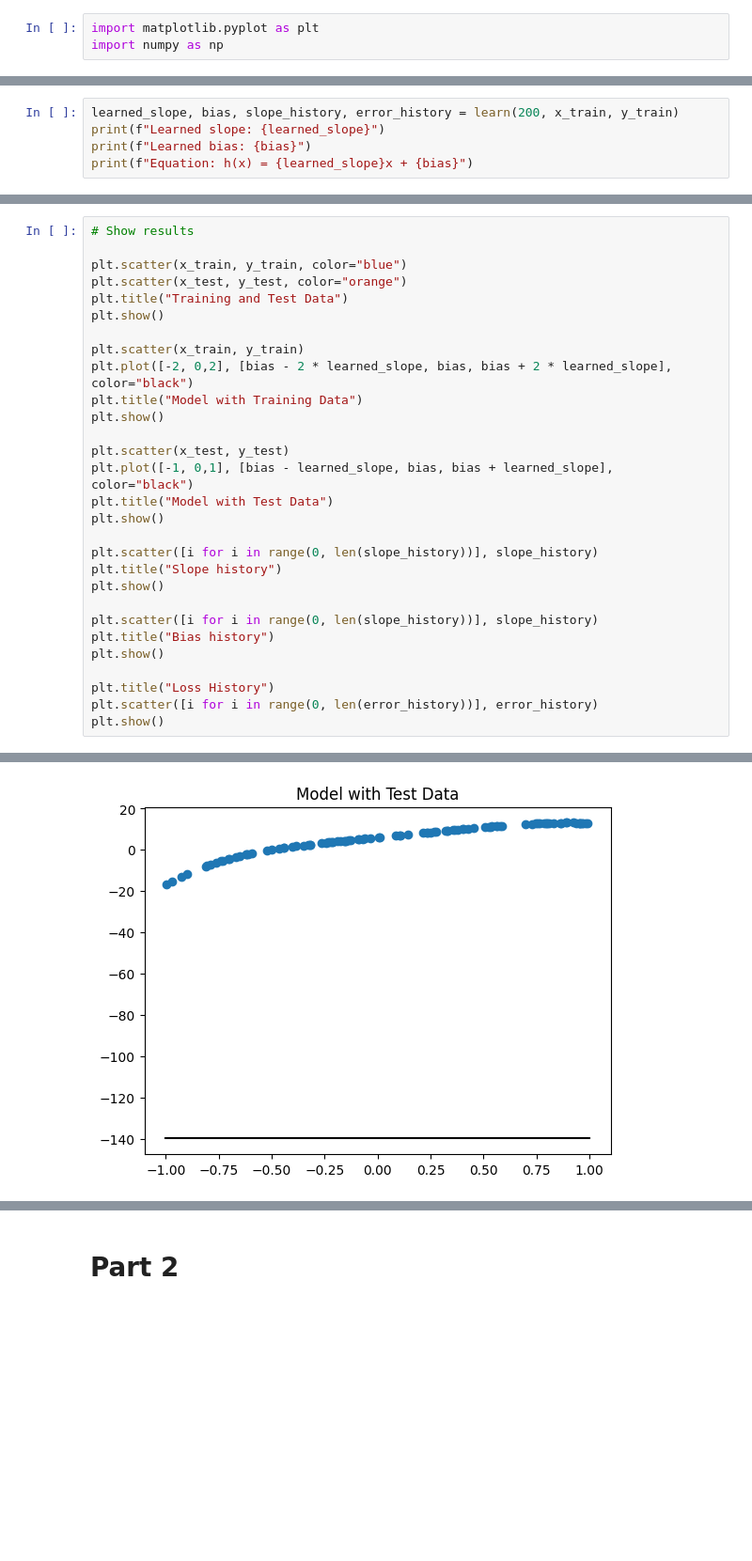
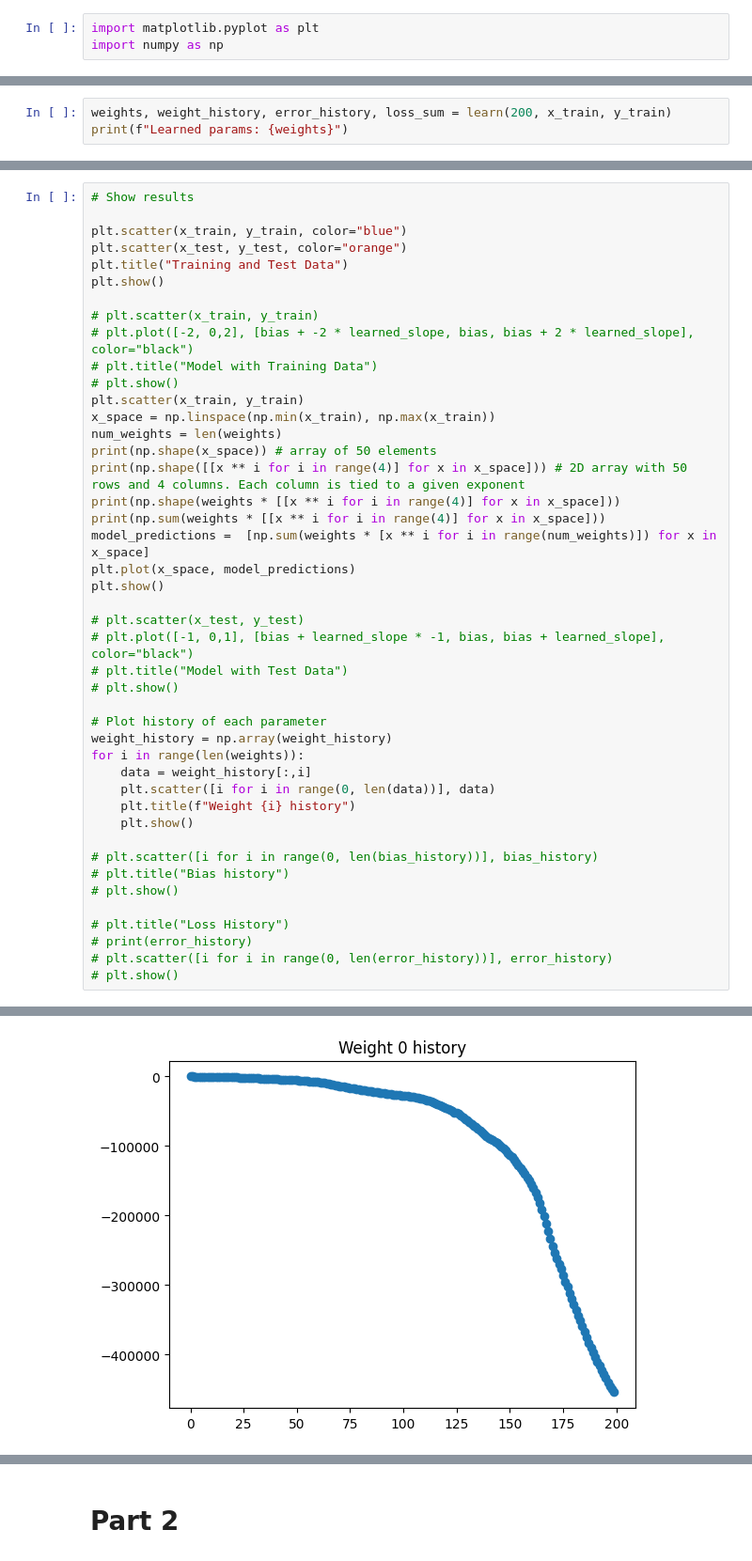
Before and after one commit to ghawkes333/LinearRegression, a Jupyter notebook: linear_regression.ipynb, the cells around one changed output, grey strips where cells are left out. Shown at 94% size. Cells and saved outputs as stored; diff of their text form; blank space fills up the shorter version.

```diff
--- a/linear_regression.ipynb
+++ b/linear_regression.ipynb
@@ -75,6 +104,4 @@ y_test = np.load("y_test.npy")
 # %%
-learned_slope, bias, slope_history, error_history = learn(200, x_train, y_train)
-print(f"Learned slope: {learned_slope}")
-print(f"Learned bias: {bias}")
-print(f"Equation: h(x) = {learned_slope}x + {bias}")
+weights, weight_history, error_history, loss_sum = learn(200, x_train, y_train)
+print(f"Learned params: {weights}")
 # %% [output]
@@ -89,26 +130,41 @@ plt.scatter(x_test, y_test, color="orange")
 plt.title("Training and Test Data")
 plt.show()
 
+# plt.scatter(x_train, y_train)
+# plt.plot([-2, 0,2], [bias + -2 * learned_slope, bias, bias + 2 * learned_slope], color="black")
+# plt.title("Model with Training Data")
+# plt.show()
 plt.scatter(x_train, y_train)
-plt.plot([-2, 0,2], [bias - 2 * learned_slope, bias, bias + 2 * learned_slope], color="black")
-plt.title("Model with Training Data")
+x_space = np.linspace(np.min(x_train), np.max(x_train))
+num_weights = len(weights)
+print(np.shape(x_space)) # array of 50 elements
+print(np.shape([[x ** i for i in range(4)] for x in x_space])) # 2D array with 50 rows and 4 columns. Each column is tied to a given exponent
+print(np.shape(weights * [[x ** i for i in range(4)] for x in x_space]))
+print(np.sum(weights * [[x ** i for i in range(4)] for x in x_space]))
+model_predictions =  [np.sum(weights * [x ** i for i in range(num_weights)]) for x in x_space]
+plt.plot(x_space, model_predictions)
 plt.show()
 
-plt.scatter(x_test, y_test)
-plt.plot([-1, 0,1], [bias - learned_slope, bias, bias + learned_slope], color="black")
-plt.title("Model with Test Data")
-plt.show()
+# plt.scatter(x_test, y_test)
+# plt.plot([-1, 0,1], [bias + learned_slope * -1, bias, bias + learned_slope], color="black")
+# plt.title("Model with Test Data")
+# plt.show()
 
-plt.scatter([i for i in range(0, len(slope_history))], slope_history)
-plt.title("Slope history")
-plt.show()
+# Plot history of each parameter
+weight_history = np.array(weight_history)
+for i in range(len(weights)):
+    data = weight_history[:,i]
+    plt.scatter([i for i in range(0, len(data))], data)
+    plt.title(f"Weight {i} history")
+    plt.show()
 
-plt.scatter([i for i in range(0, len(slope_history))], slope_history)
-plt.title("Bias history")
-plt.show()
+# plt.scatter([i for i in range(0, len(bias_history))], bias_history)
+# plt.title("Bias history")
+# plt.show()
 
-plt.title("Loss History")
-plt.scatter([i for i in range(0, len(error_history))], error_history)
-plt.show()
+# plt.title("Loss History")
+# print(error_history)
+# plt.scatter([i for i in range(0, len(error_history))], error_history)
+# plt.show()
 # %% [output]
 [figure]
@@ -116 +176 @@ plt.show()
-[figure, old version]
+[figure, new version]
```
Also changed, not shown: parts of 6 cells of this notebook, 2 other files.
